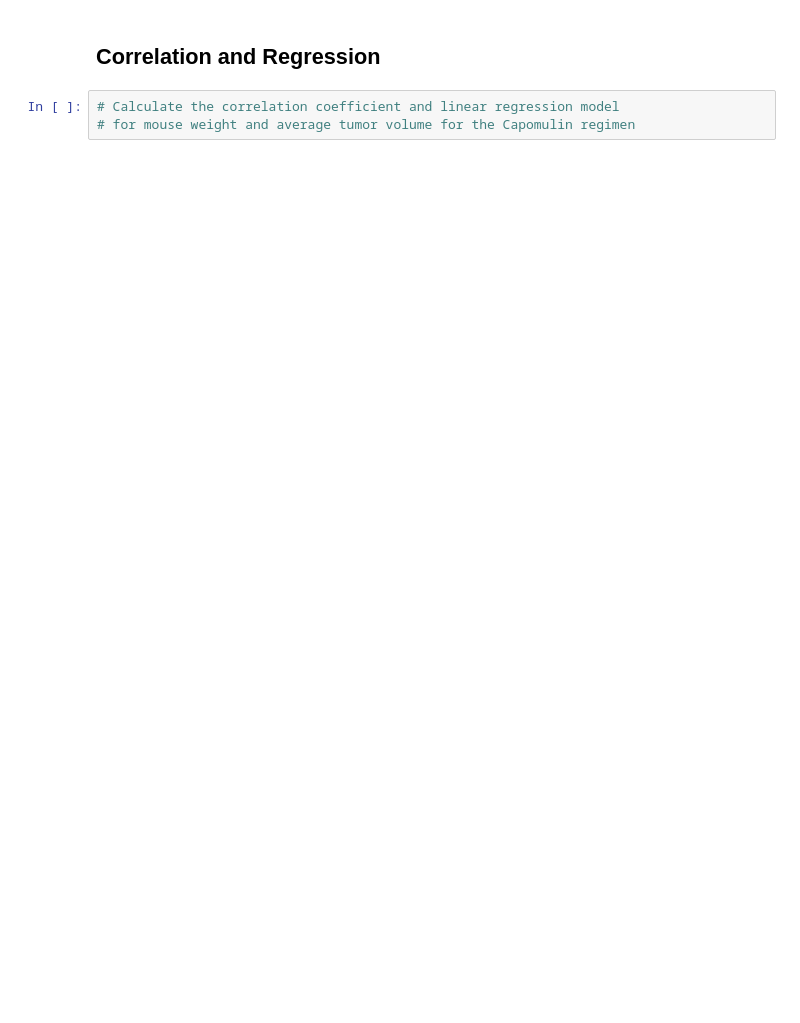
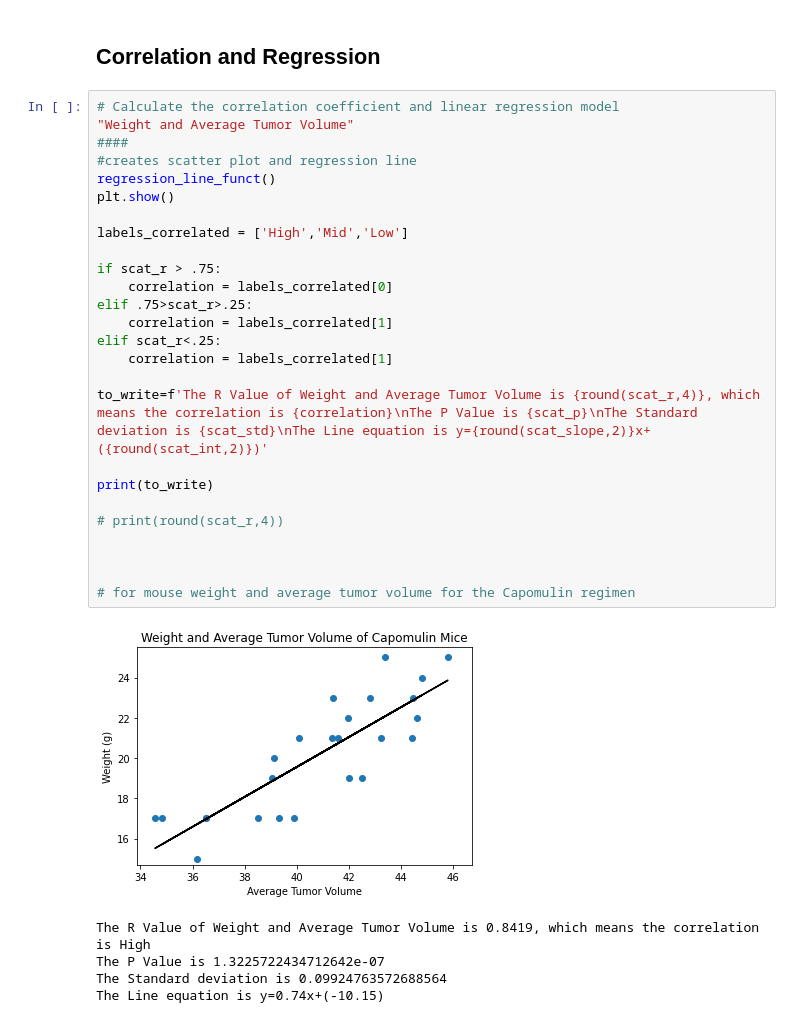
Before and after one commit to travisb98/Plotting_Pharmaceutical_Data, a Jupyter notebook: Pymaceuticals/pymaceuticals_starter.ipynb, the cells around one changed output. Saved outputs shown, nothing was run; the diff lists cells and outputs as text; blank space fills up the shorter version.

```diff
--- a/Pymaceuticals/pymaceuticals_starter.ipynb
+++ b/Pymaceuticals/pymaceuticals_starter.ipynb
@@ -296,5 +349,34 @@ plt.show()
 # %% [markdown]
 ## Correlation and Regression
-# %%
-# Calculate the correlation coefficient and linear regression model
-# for mouse weight and average tumor volume for the Capomulin regimen
+# %%
+# Calculate the correlation coefficient and linear regression model
+"Weight and Average Tumor Volume"
+####
+#creates scatter plot and regression line
+regression_line_funct()
+plt.show()
+
+labels_correlated = ['High','Mid','Low']
+
+if scat_r > .75:
+    correlation = labels_correlated[0]
+elif .75>scat_r>.25:
+    correlation = labels_correlated[1]
+elif scat_r<.25:
+    correlation = labels_correlated[1]
+
+to_write=f'The R Value of Weight and Average Tumor Volume is {round(scat_r,4)}, which means the correlation is {correlation}\nThe P Value is {scat_p}\nThe Standard deviation is {scat_std}\nThe Line equation is y={round(scat_slope,2)}x+({round(scat_int,2)})'
+
+print(to_write)
+
+# print(round(scat_r,4))
+
+
+
+# for mouse weight and average tumor volume for the Capomulin regimen
+# %% [output]
+[figure, added]
+The R Value of Weight and Average Tumor Volume is 0.8419, which means the correlation is High
+The P Value is 1.3225722434712642e-07
+The Standard deviation is 0.09924763572688564
+The Line equation is y=0.74x+(-10.15)
```
Also changed, not shown: parts of 7 cells of this notebook.
